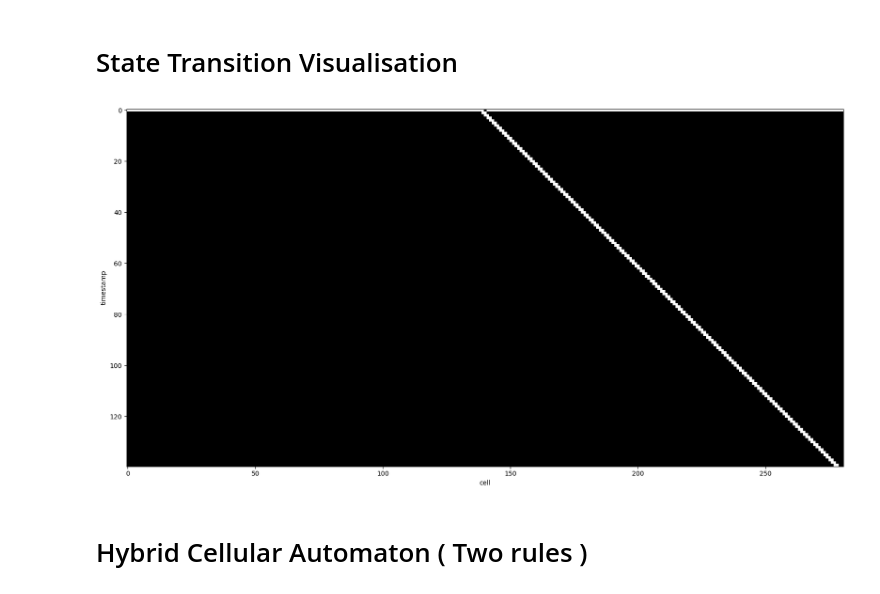
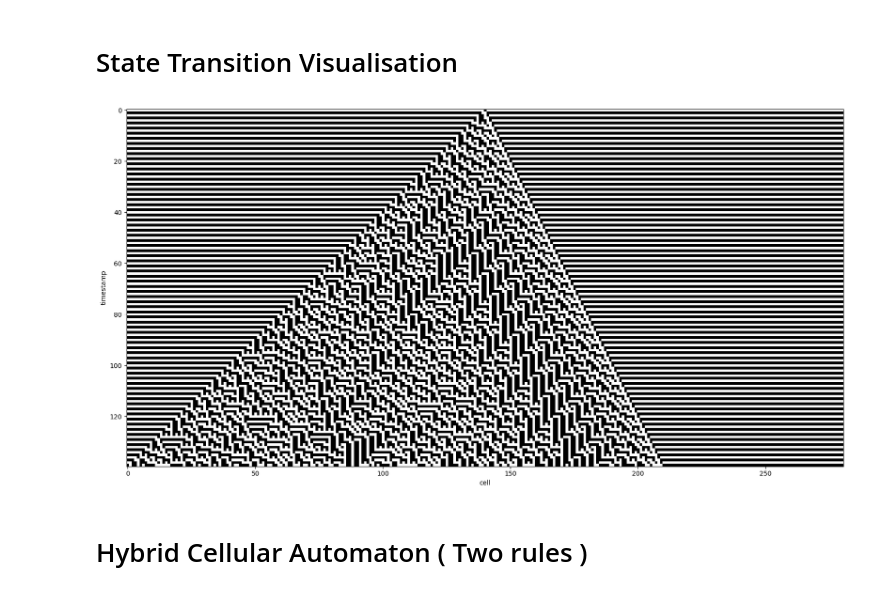
Before and after one commit to DhawalV1/CellularAutomata, a Jupyter notebook: Visualisation.ipynb, the cells around one changed output. Drawn from its saved outputs; the diff is of its cells as text; code cells hidden in the pictures.

```diff
--- a/Visualisation.ipynb
+++ b/Visualisation.ipynb
@@ -20,35 +20,49 @@ def StateTGen(rule_1,time,length):
         automata_rule_1[key] = r_1[i]
 
     current = length*'0'+'1'+length*'0'      # expand as much as you like
 
     while time>0:
         history.append(np.array([int(i) for i in current]))
         exec = current[-1] + current + current[0]
         new = ''
         for i in range(len(current)):
             new += automata_rule_1[exec[i:i+3]]
         current = new
         time -= 1
 
     return history
 
 time = 140
-rule = 209
+rule = 89
 length = 140
 
 # rule_1 = 30 : timestamp = 10 ; latticeLength = 5 ;
 history1 = StateTGen(rule,time,length)       # enter the details
 
 plt.figure(figsize=(20,10))
 plt.imshow((history1), cmap="binary", interpolation="nearest")
 
 
 plt.xlabel("cell")
 plt.ylabel("timestamp")
 
 plt.show()
+
+
+# For grid
+
+# plt.grid(which='both', color='black', linestyle='-', linewidth=2)
+# plt.xticks(np.arange(-0.5, len(history1[0]), 1), [])
+# plt.yticks(np.arange(-0.5, len(history1), 1), [])
+# plt.gca().set_xticks(np.arange(-0.5, len(history1[0]), 1), minor=True)
+# plt.gca().set_yticks(np.arange(-0.5, len(history1), 1), minor=True)
+# plt.grid(which='minor', color='black', linestyle='-', linewidth=2)
+
+# plt.xlabel("cell")
+# plt.ylabel("timestamp")
+# plt.show()
 # %% [output]
-[figure, old version]
+[figure, new version]
 # %% [markdown]
 # Hybrid Cellular Automaton ( Two rules )
 # %% [markdown]
```
Also changed, not shown: parts of 5 cells of this notebook.
